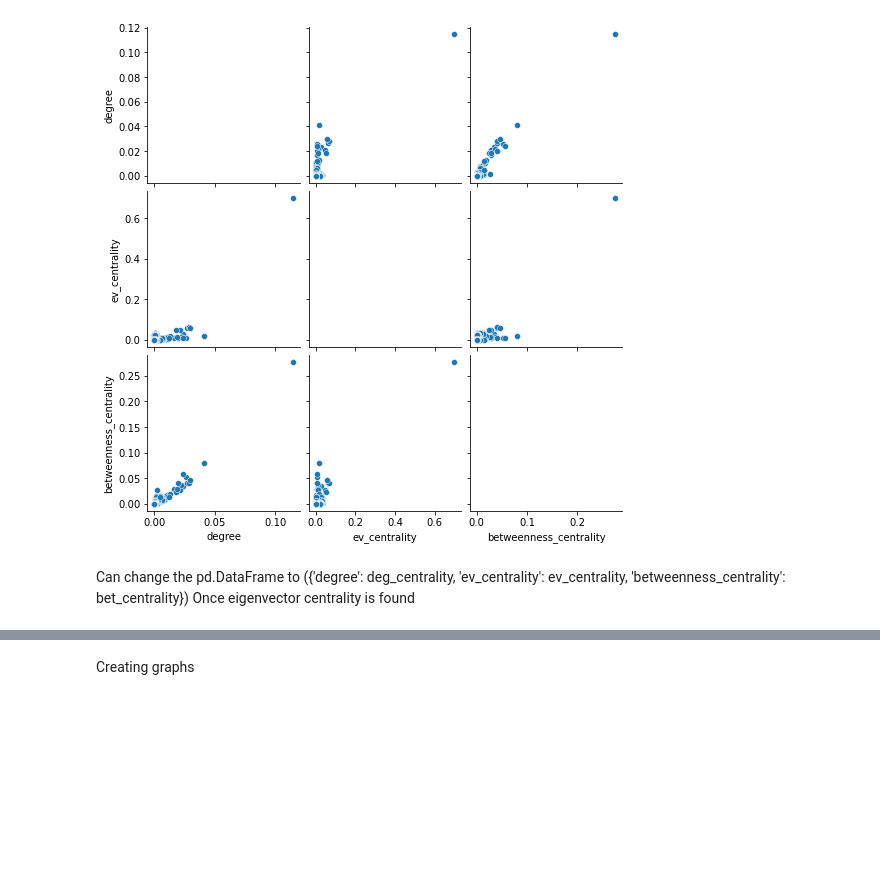
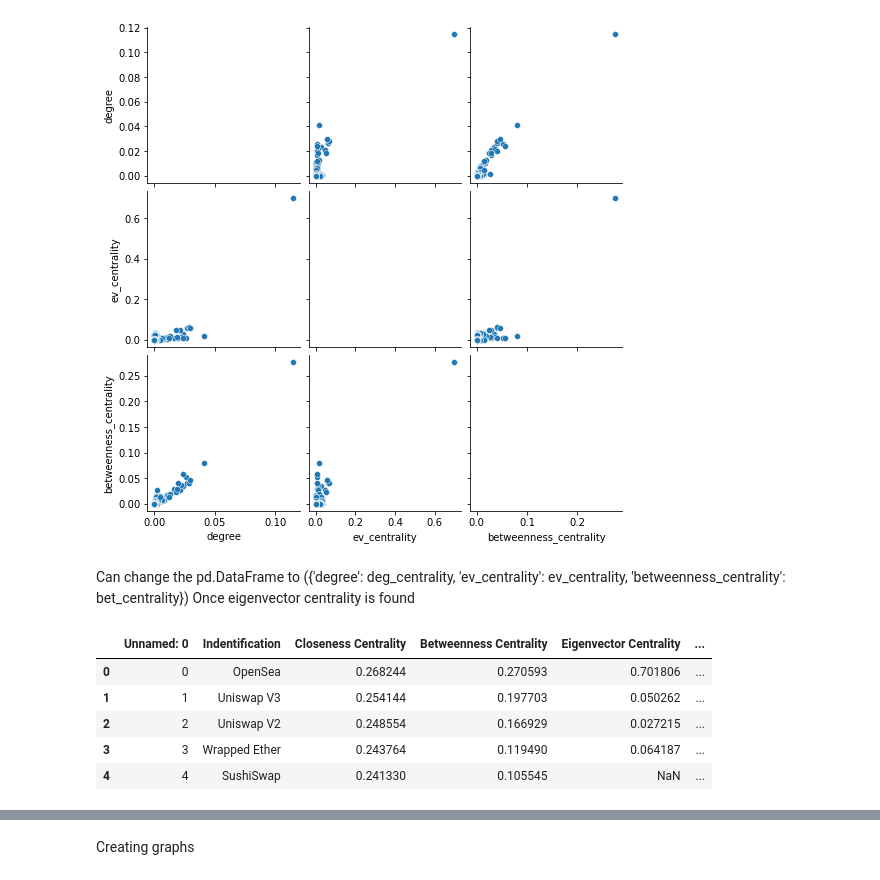
Before and after one commit to ba-group-projects/eth-trx-china-ban, a Jupyter notebook: centrality.ipynb, the cells around one changed output, grey strips where cells are left out. Cells and saved outputs as stored; diff of their text form; code cells hidden in the pictures; blank space fills up the shorter version.

```diff
--- a/centrality.ipynb
+++ b/centrality.ipynb
@@ -322,0 +327,9 @@ Once eigenvector centrality is found
+# %%
+two_space.head(5)
+# %% [output]
+|  | Unnamed: 0 | Indentification | Closeness Centrality | Betweenness Centrality | Eigenvector Centrality | ... |
+| 0 | 0 | OpenSea | 0.268244 | 0.270593 | 0.701806 | ... |
+| 1 | 1 | Uniswap V3 | 0.254144 | 0.197703 | 0.050262 | ... |
+| 2 | 2 | Uniswap V2 | 0.248554 | 0.166929 | 0.027215 | ... |
+| 3 | 3 | Wrapped Ether | 0.243764 | 0.119490 | 0.064187 | ... |
+| 4 | 4 | SushiSwap | 0.241330 | 0.105545 | NaN | ... |
```
Also changed, not shown: parts of 12 cells of this notebook, 2 other files.
